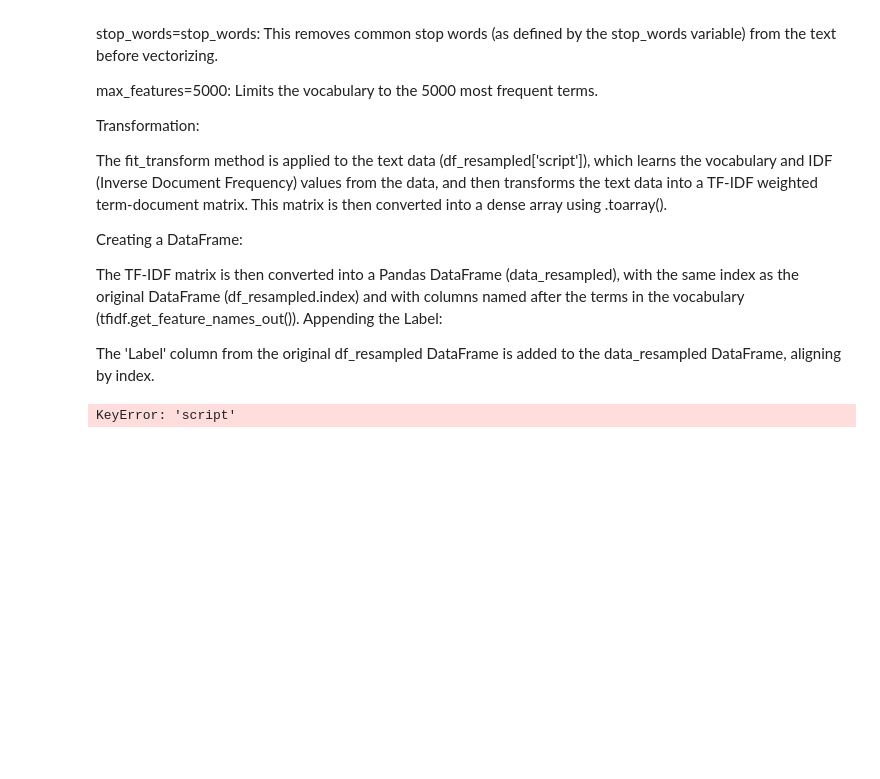
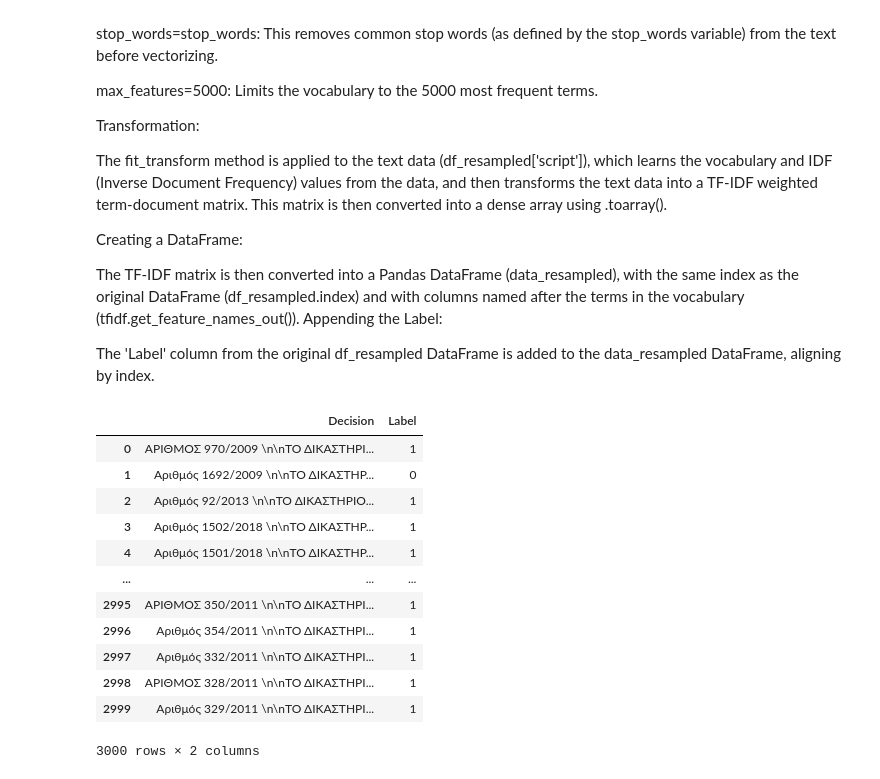
Before and after one commit to kebelouah/decisions_thesis, a Jupyter notebook: areiospagos_models.ipynb, the cells around one changed output. Drawn from its saved outputs; the diff is of its cells as text; code cells hidden in the pictures; blank space fills up the shorter version.

Commit message:
New stuff on thesis.tex and some minor additions/changes in efeteio and ap models scripts

```diff
--- a/areiospagos_models.ipynb
+++ b/areiospagos_models.ipynb
@@ -124,16 +154,3 @@ The TF-IDF matrix is then converted into a Pandas DataFrame (data_resampled), wi
 Appending the Label:
 
 The 'Label' column from the original df_resampled DataFrame is added to the data_resampled DataFrame, aligning by index.
-# %%
-from sklearn.feature_extraction.text import TfidfVectorizer
-import unicodedata
-
-stop_words = preprocess_text('stopwords.txt')
-
-tfidf = TfidfVectorizer(norm='l2', stop_words=stop_words, max_features=5000)
-tfidf_matrix = tfidf.fit_transform(df_resampled_ap['script']).toarray()
-
-data_resampled_ap = pd.DataFrame(tfidf_matrix, index=df_resampled_ap.index, columns=tfidf.get_feature_names_out())
-data_resampled_ap['Label'] = df_resampled_ap['Label'].values
-# %% [output]
-KeyError: 'script'
@@ -139,0 +175,16 @@ KeyError: 'script'
+# %%
+df
+# %% [output]
+|  | Decision | Label |
+| 0 | ΑΡΙΘΜΟΣ 970/2009 \n\nΤΟ ΔΙΚΑΣΤΗΡΙ... | 1 |
+| 1 | Αριθμός 1692/2009 \n\nΤΟ ΔΙΚΑΣΤΗΡ... | 0 |
+| 2 | Αριθμός 92/2013 \n\nΤΟ ΔΙΚΑΣΤΗΡΙΟ... | 1 |
+| 3 | Αριθμός 1502/2018 \n\nΤΟ ΔΙΚΑΣΤΗΡ... | 1 |
+| 4 | Αριθμός 1501/2018 \n\nΤΟ ΔΙΚΑΣΤΗΡ... | 1 |
+| ... | ... | ... |
+| 2995 | ΑΡΙΘΜΟΣ 350/2011 \n\nΤΟ ΔΙΚΑΣΤΗΡΙ... | 1 |
+| 2996 | Αριθμός 354/2011 \n\nΤΟ ΔΙΚΑΣΤΗΡΙ... | 1 |
+| 2997 | Αριθμός 332/2011 \n\nΤΟ ΔΙΚΑΣΤΗΡΙ... | 1 |
+| 2998 | ΑΡΙΘΜΟΣ 328/2011 \n\nΤΟ ΔΙΚΑΣΤΗΡΙ... | 1 |
+| 2999 | Αριθμός 329/2011 \n\nΤΟ ΔΙΚΑΣΤΗΡΙ... | 1 |
+3000 rows × 2 columns
```
Also changed, not shown: parts of 12 cells of this notebook, 12 other files.
